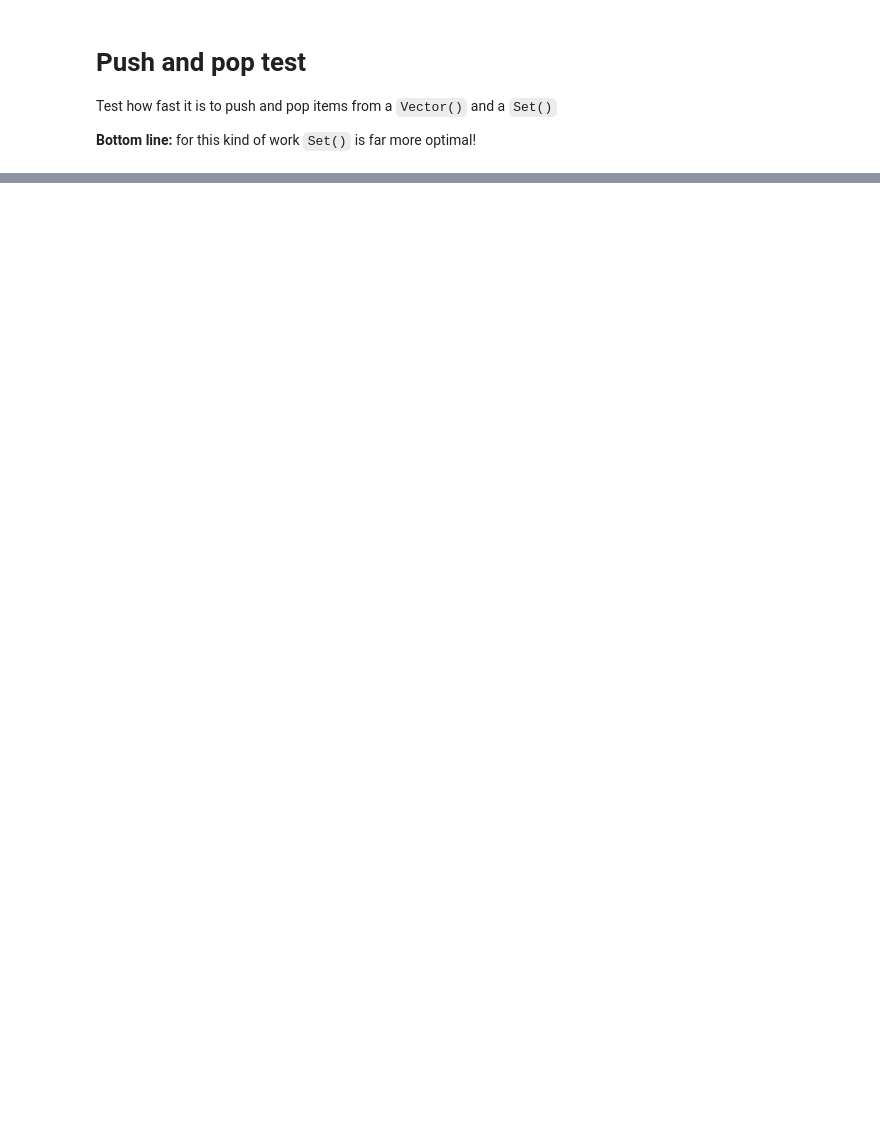
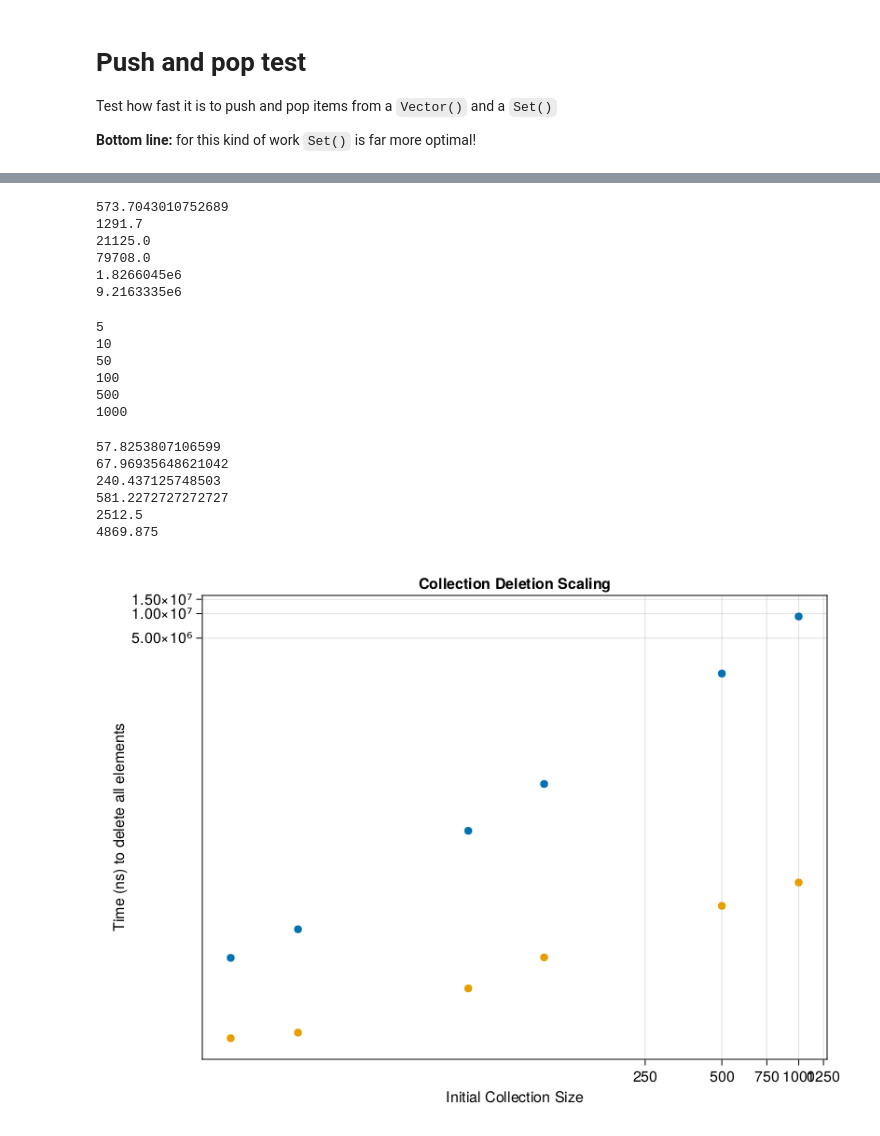
Before and after one commit to graeme-a-stewart/julia-playground, a Jupyter notebook: push-pop-test/pushpull.ipynb, the cells around one changed output, grey strips where cells are left out. Saved outputs shown, nothing was run; the diff lists cells and outputs as text; code cells hidden in the pictures; blank space fills up the shorter version.

Commit message:
Added plotting backends for pop test

```diff
--- a/push-pop-test/pushpull.ipynb
+++ b/push-pop-test/pushpull.ipynb
@@ -120,0 +84,18 @@ BenchmarkTools.Trial: 10000 samples with 7 evaluations.
+# %%
+coll_sizes = [5, 10, 50, 100, 500, 1000]
+trial_v = Vector{BenchmarkTools.Trial}()
+for coll_size in coll_sizes
+    this_v = collect(1:coll_size)
+    shuffle!(this_v)
+    println(length(this_v))
+
+    # Now benckmark deleting the collection, by element value
+    res = @benchmark begin
+        setup=(copy_v = copy($this_v); v_size=$(coll_size))
+        for i in 1:v_size
+            ind = indexin(i, copy_v)
+            deleteat!(copy_v, ind[1])
+        end
+    end
+    push!(trial_v, res)
+end
@@ -120,0 +109,48 @@ BenchmarkTools.Trial: 10000 samples with 7 evaluations.
+# %%
+time_v = Float64[]
+for trial in trial_v
+    push!(time_v, median(trial).time)
+    println(median(trial).time)
+end
+# %% [output]
+573.7043010752689
+1291.7
+21125.0
+79708.0
+1.8266045e6
+9.2163335e6
+# %%
+trial_s = Vector{BenchmarkTools.Trial}()
+for coll_size in coll_sizes
+    this_s = Set(1:coll_size)
+    println(length(this_s))
+
+    # Now benckmark deleting the collection, by element value
+    res = @benchmark begin
+        setup=(copy_s = copy($this_s); s_size=$(coll_size))
+        for i in 1:s_size
+            delete!(copy_s, i)
+        end
+    end
+    push!(trial_s, res)
+end
+# %% [output]
+5
+10
+50
+100
+500
+1000
+# %%
+time_s = Float64[]
+for trial in trial_s
+    push!(time_s, median(trial).time)
+    println(median(trial).time)
+end
+# %% [output]
+57.8253807106599
+67.96935648621042
+240.437125748503
+581.2272727272727
+2512.5
+4869.875
@@ -120,0 +161,10 @@ BenchmarkTools.Trial: 10000 samples with 7 evaluations.
+# %%
+f = Figure()
+ax = Axis(f[1, 1], title="Collection Deletion Scaling",
+    xlabel="Initial Collection Size", ylabel="Time (ns) to delete all elements",
+    yscale = Makie.pseudolog10, xscale=Makie.pseudolog10)
+scatter!(ax, coll_sizes, time_v)
+scatter!(ax, coll_sizes, time_s)
+f
+# %% [output]
+[figure, added]
```
Also changed, not shown: parts of 22 cells of this notebook, 3 other files.
